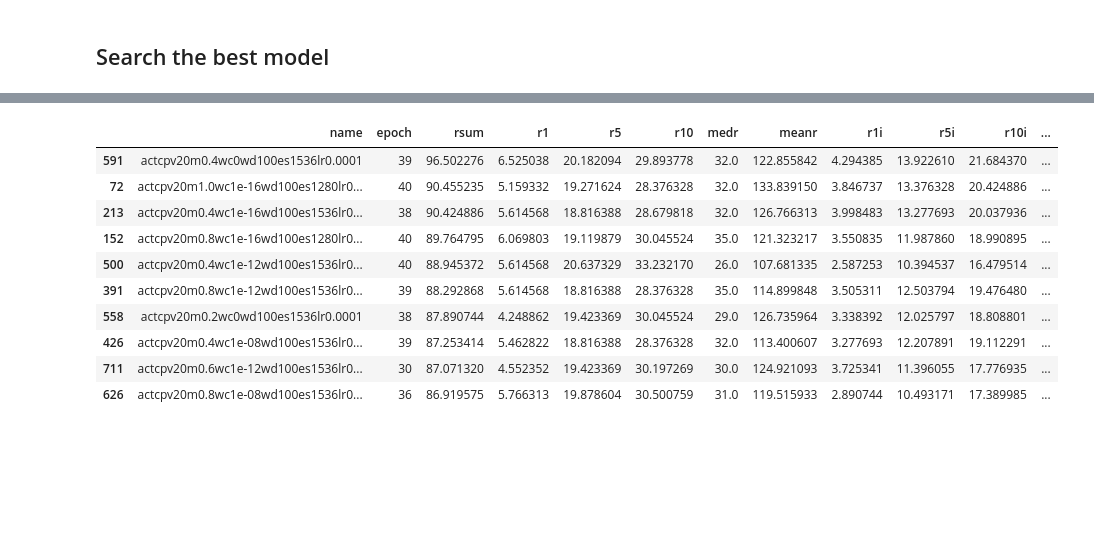
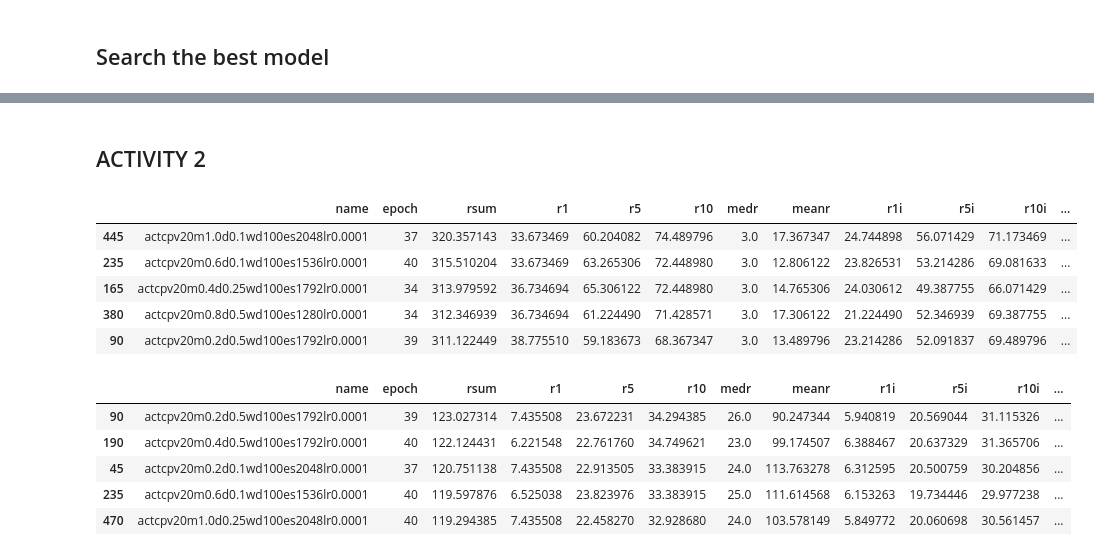
Before and after one commit to winev52/video-text-retrieval, a Jupyter notebook: source/video_text_retrieval/mybook.ipynb, the cells around one changed output, grey strips where cells are left out. Saved outputs shown, nothing was run; the diff lists cells and outputs as text; code cells hidden in the pictures; blank space fills up the shorter version.

Commit message:
support eval 3 models

```diff
--- a/source/video_text_retrieval/mybook.ipynb
+++ b/source/video_text_retrieval/mybook.ipynb
@@ -15,6 +8,3 @@ class Vocabulary:
-# %%
-with open('./vocab/vocab.pkl', 'rb') as f:
-    vocab = pickle.load(f)
 # %%
 with open('../../data/msvd_video_caps.pkl', 'rb') as f:
     data = pickle.load(f)
@@ -21 +15,4 @@ with open('../../data/msvd_video_caps.pkl', 'rb') as f:
+# %%
+with open('vocab/vocab.pkl', 'rb') as f:
+    data = pickle.load(f)
 # %%
@@ -39,3 +21,0 @@ test = np.load('../../data/test.npy')
-# %%
-with open('./runs/lr00002wc8m02wd100_cpv20rand_wp/model_best.pth.tar', 'rb') as f:
-    data = pickle.load(f)
@@ -60,3 +27,10 @@ ACT_DIR = 'E:/gs_act'
+# %%
+OBJ_DIR = 'E:/gs_obj_median'
+ACT_DIR = 'E:/gs_act'
+ACT2_DIR = 'E:/gs_act2'
+ACTX_DIR = 'E:/gs_actx'
+FLOW_DIR = 'E:/gs_flow'
+FLOW_DTVL1_DIR = 'E:/gs_flow_dtvl1'
 # %%
 def collect_results(base_dir, result_name = 'val.stat'):
     model_names = os.listdir(base_dir)
@@ -111,14 +100,22 @@ act_test = collect_results(ACT_DIR, result_name='test.stat')
+# %% [markdown]
+## ACTIVITY 2
 # %%
-act_test.sort_values(by='rsum', ascending=False).head(10)
+act2_val = collect_results(ACT2_DIR, result_name='val.stat')
+act2_val.sort_values(by='rsum', ascending=False).head(5)
 # %% [output]
 |  | name | epoch | rsum | r1 | r5 | r10 | medr | meanr | r1i | r5i | r10i | ... |
-| 591 | actcpv20m0.4wc0wd100es1536lr0.0001 | 39 | 96.502276 | 6.525038 | 20.182094 | 29.893778 | 32.0 | 122.855842 | 4.294385 | 13.922610 | 21.684370 | ... |
-| 72 | actcpv20m1.0wc1e-16wd100es1280lr0... | 40 | 90.455235 | 5.159332 | 19.271624 | 28.376328 | 32.0 | 133.839150 | 3.846737 | 13.376328 | 20.424886 | ... |
-| 213 | actcpv20m0.4wc1e-16wd100es1536lr0... | 38 | 90.424886 | 5.614568 | 18.816388 | 28.679818 | 32.0 | 126.766313 | 3.998483 | 13.277693 | 20.037936 | ... |
-| 152 | actcpv20m0.8wc1e-16wd100es1280lr0... | 40 | 89.764795 | 6.069803 | 19.119879 | 30.045524 | 35.0 | 121.323217 | 3.550835 | 11.987860 | 18.990895 | ... |
-| 500 | actcpv20m0.4wc1e-12wd100es1536lr0... | 40 | 88.945372 | 5.614568 | 20.637329 | 33.232170 | 26.0 | 107.681335 | 2.587253 | 10.394537 | 16.479514 | ... |
-| 391 | actcpv20m0.8wc1e-12wd100es1536lr0... | 39 | 88.292868 | 5.614568 | 18.816388 | 28.376328 | 35.0 | 114.899848 | 3.505311 | 12.503794 | 19.476480 | ... |
-| 558 | actcpv20m0.2wc0wd100es1536lr0.0001 | 38 | 87.890744 | 4.248862 | 19.423369 | 30.045524 | 29.0 | 126.735964 | 3.338392 | 12.025797 | 18.808801 | ... |
-| 426 | actcpv20m0.4wc1e-08wd100es1536lr0... | 39 | 87.253414 | 5.462822 | 18.816388 | 28.376328 | 32.0 | 113.400607 | 3.277693 | 12.207891 | 19.112291 | ... |
-| 711 | actcpv20m0.6wc1e-12wd100es1536lr0... | 30 | 87.071320 | 4.552352 | 19.423369 | 30.197269 | 30.0 | 124.921093 | 3.725341 | 11.396055 | 17.776935 | ... |
-| 626 | actcpv20m0.8wc1e-08wd100es1536lr0... | 36 | 86.919575 | 5.766313 | 19.878604 | 30.500759 | 31.0 | 119.515933 | 2.890744 | 10.493171 | 17.389985 | ... |
+| 445 | actcpv20m1.0d0.1wd100es2048lr0.0001 | 37 | 320.357143 | 33.673469 | 60.204082 | 74.489796 | 3.0 | 17.367347 | 24.744898 | 56.071429 | 71.173469 | ... |
+| 235 | actcpv20m0.6d0.1wd100es1536lr0.0001 | 40 | 315.510204 | 33.673469 | 63.265306 | 72.448980 | 3.0 | 12.806122 | 23.826531 | 53.214286 | 69.081633 | ... |
+| 165 | actcpv20m0.4d0.25wd100es1792lr0.0001 | 34 | 313.979592 | 36.734694 | 65.306122 | 72.448980 | 3.0 | 14.765306 | 24.030612 | 49.387755 | 66.071429 | ... |
+| 380 | actcpv20m0.8d0.5wd100es1280lr0.0001 | 34 | 312.346939 | 36.734694 | 61.224490 | 71.428571 | 3.0 | 17.306122 | 21.224490 | 52.346939 | 69.387755 | ... |
+| 90 | actcpv20m0.2d0.5wd100es1792lr0.0001 | 39 | 311.122449 | 38.775510 | 59.183673 | 68.367347 | 3.0 | 13.489796 | 23.214286 | 52.091837 | 69.489796 | ... |
+# %%
+act2_test = collect_results(ACT2_DIR, result_name='test.stat')
+act2_test.sort_values(by='rsum', ascending=False).head(5)
+# %% [output]
+|  | name | epoch | rsum | r1 | r5 | r10 | medr | meanr | r1i | r5i | r10i | ... |
+| 90 | actcpv20m0.2d0.5wd100es1792lr0.0001 | 39 | 123.027314 | 7.435508 | 23.672231 | 34.294385 | 26.0 | 90.247344 | 5.940819 | 20.569044 | 31.115326 | ... |
+| 190 | actcpv20m0.4d0.5wd100es1792lr0.0001 | 40 | 122.124431 | 6.221548 | 22.761760 | 34.749621 | 23.0 | 99.174507 | 6.388467 | 20.637329 | 31.365706 | ... |
+| 45 | actcpv20m0.2d0.1wd100es2048lr0.0001 | 37 | 120.751138 | 7.435508 | 22.913505 | 33.383915 | 24.0 | 113.763278 | 6.312595 | 20.500759 | 30.204856 | ... |
+| 235 | actcpv20m0.6d0.1wd100es1536lr0.0001 | 40 | 119.597876 | 6.525038 | 23.823976 | 33.383915 | 25.0 | 111.614568 | 6.153263 | 19.734446 | 29.977238 | ... |
+| 470 | actcpv20m1.0d0.25wd100es2048lr0.0001 | 40 | 119.294385 | 7.435508 | 22.458270 | 32.928680 | 24.0 | 103.578149 | 5.849772 | 20.060698 | 30.561457 | ... |
```
Also changed, not shown: parts of 28 cells of this notebook, 6 other files.
